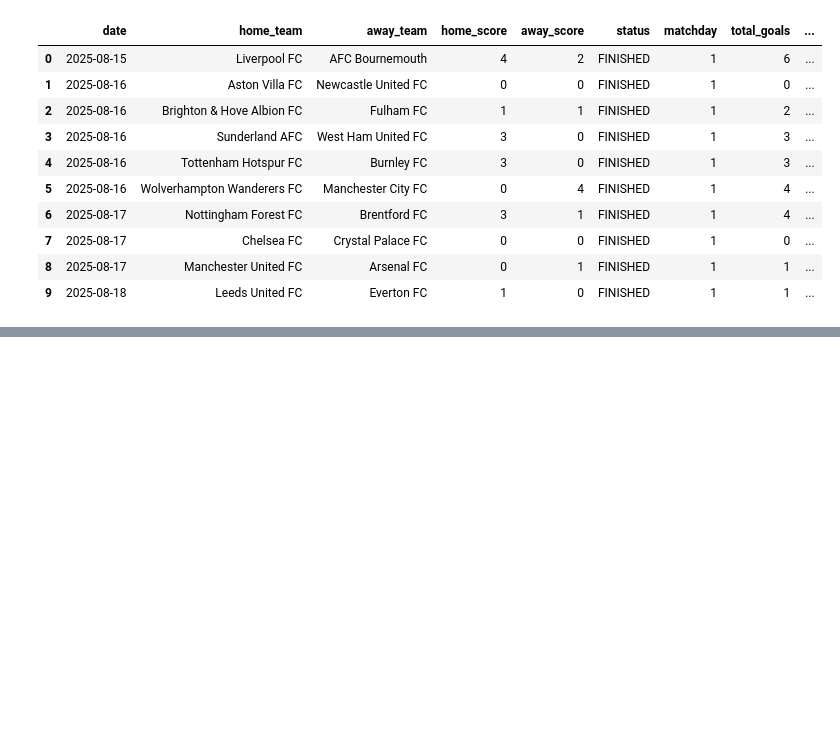
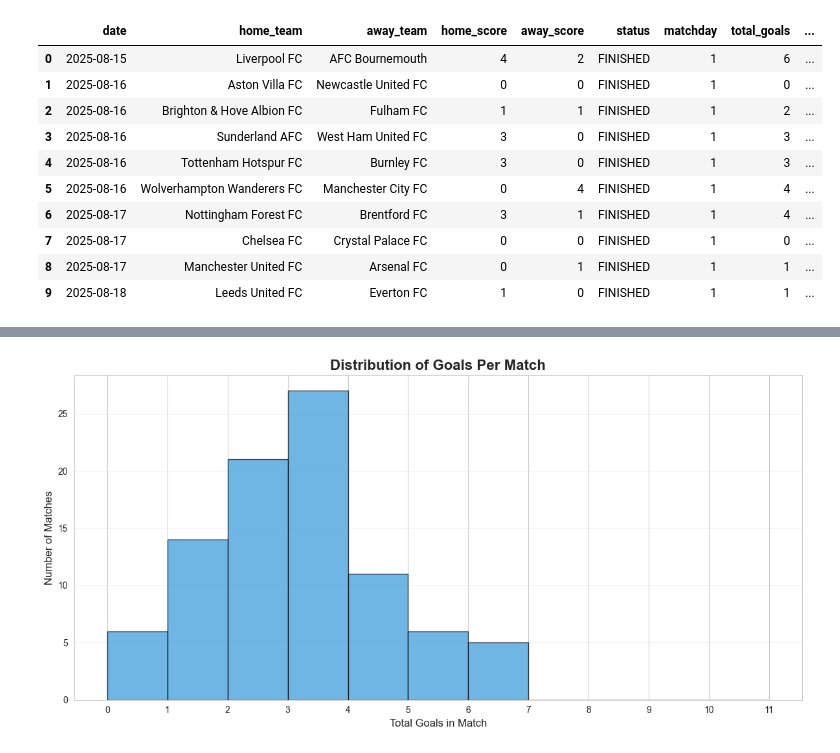
Before and after one commit to rijulpoudel/premier-league-2025-26-prediction, a Jupyter notebook: Untitled.ipynb, the cells around one changed output, grey strips where cells are left out. Drawn from its saved outputs; the diff is of its cells as text; code cells hidden in the pictures; blank space fills up the shorter version.

```diff
--- a/Untitled.ipynb
+++ b/Untitled.ipynb
@@ -244,0 +263,15 @@ Away team average score: 1.14
+# %%
+#Lets plot a histrogram to show how many goals are scored per match
+plt.figure(figsize=(12, 6))
+
+plt.hist(df_finished['total_goals'], bins= range(0, 12), color='#3498db', edgecolor='black', alpha=0.7)
+plt.xlabel('Total Goals in Match', fontsize= 12)
+plt.ylabel('Number of Matches', fontsize = 12)
+plt.title('Distribution of Goals Per Match', fontsize=16, fontweight= 'bold')
+plt.xticks(range(0, 12))
+plt.grid(axis='y', alpha=0.3)
+
+plt.tight_layout()
+plt.show()
+# %% [output]
+[figure, added]
```
Also changed, not shown: parts of 8 cells of this notebook.
